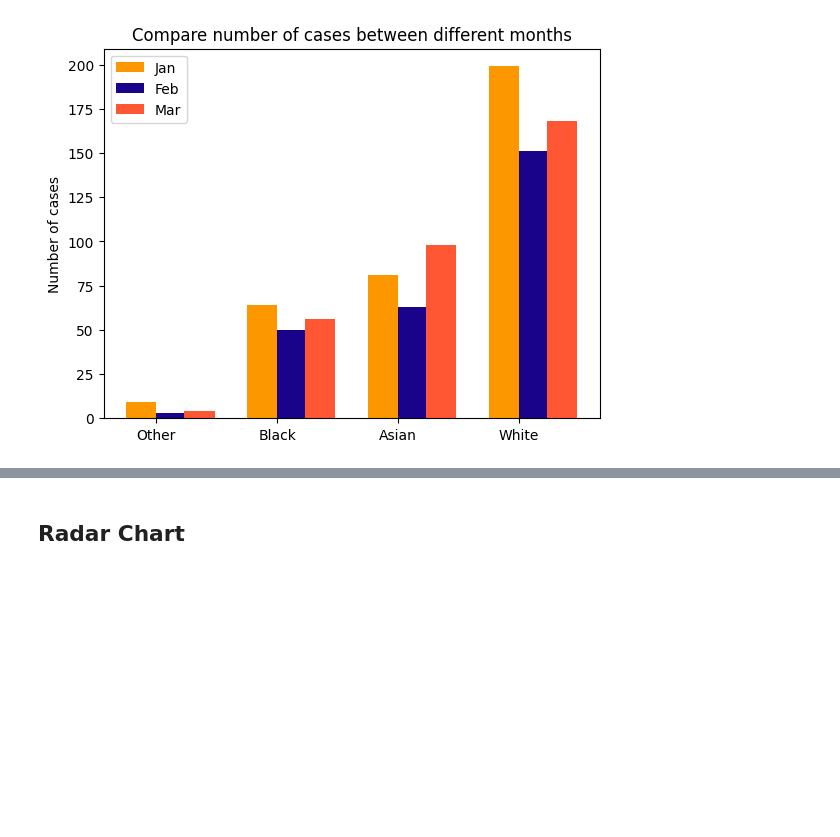
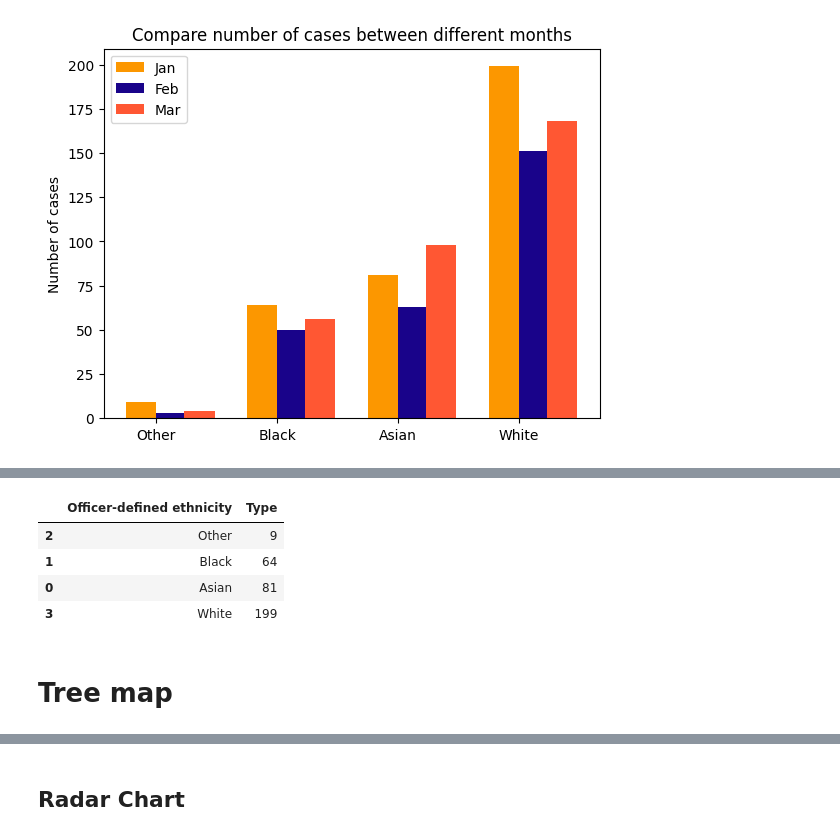
Before and after one commit to Thanyarat281-6/dataviz2025, a Jupyter notebook: Visualize_Data_Comparison_2025.ipynb, the cells around one changed output, grey strips where cells are left out. Drawn from its saved outputs; the diff is of its cells as text; code cells hidden in the pictures; blank space fills up the shorter version.

```diff
--- a/Visualize_Data_Comparison_2025.ipynb
+++ b/Visualize_Data_Comparison_2025.ipynb
@@ -824,0 +306,10 @@ Successfully installed squarify-0.4.4
+# %%
+compared_police_eth1
+# %% [output]
+|  | Officer-defined ethnicity | Type |
+| 2 | Other | 9 |
+| 1 | Black | 64 |
+| 0 | Asian | 81 |
+| 3 | White | 199 |
+# %% [markdown]
+# Tree map
```
Also changed, not shown: parts of 62 cells of this notebook.
